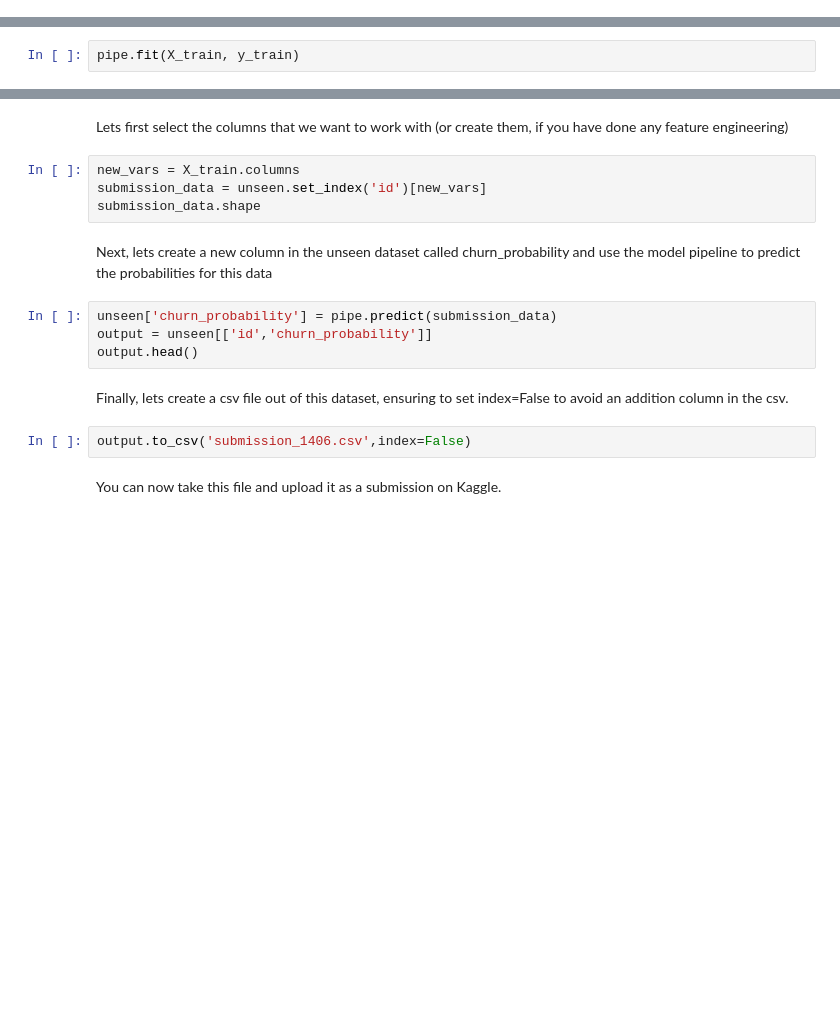
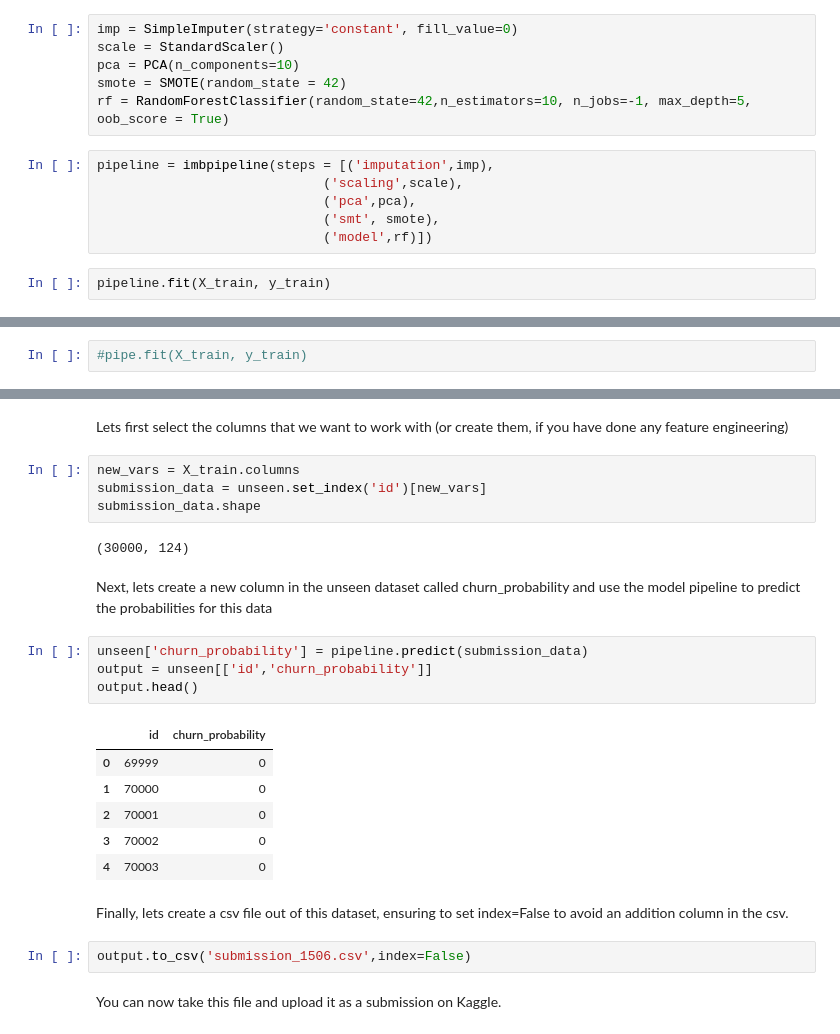
Before and after one commit to nazneenansari/TelecomChurnCaseStudy, a Jupyter notebook: TelecomChurnCaseStudy.ipynb, the cells around one changed output, grey strips where cells are left out. Cells and saved outputs as stored; diff of their text form; blank space fills up the shorter version.

```diff
--- a/TelecomChurnCaseStudy.ipynb
+++ b/TelecomChurnCaseStudy.ipynb
@@ -532,0 +598,14 @@ plt.bar(feature_importances['col'], feature_importances['importance'])
+# %%
+imp = SimpleImputer(strategy='constant', fill_value=0)
+scale = StandardScaler()
+pca = PCA(n_components=10)
+smote = SMOTE(random_state = 42)
+rf = RandomForestClassifier(random_state=42,n_estimators=10, n_jobs=-1, max_depth=5, oob_score = True)
+# %%
+pipeline = imbpipeline(steps = [('imputation',imp),
+                             ('scaling',scale),
+                             ('pca',pca),
+                             ('smt', smote),
+                             ('model',rf)])
+# %%
+pipeline.fit(X_train, y_train)
@@ -562,3 +658,3 @@ pipe = Pipeline(steps = [('imputation',imp),
 # %%
-pipe.fit(X_train, y_train)
+#pipe.fit(X_train, y_train)
 # %%
@@ -595,15 +701,24 @@ Lets first select the columns that we want to work with (or create them, if you
 new_vars = X_train.columns
 submission_data = unseen.set_index('id')[new_vars]
 submission_data.shape
+# %% [output]
+(30000, 124)
 # %% [markdown]
 Next, lets create a new column in the unseen dataset called churn_probability and use the model pipeline to predict the probabilities for this data
 # %%
-unseen['churn_probability'] = pipe.predict(submission_data)
+unseen['churn_probability'] = pipeline.predict(submission_data)
 output = unseen[['id','churn_probability']]
 output.head()
+# %% [output]
+|  | id | churn_probability |
+| 0 | 69999 | 0 |
+| 1 | 70000 | 0 |
+| 2 | 70001 | 0 |
+| 3 | 70002 | 0 |
+| 4 | 70003 | 0 |
 # %% [markdown]
 Finally, lets create a csv file out of this dataset, ensuring to set index=False to avoid an addition column in the csv.
 # %%
-output.to_csv('submission_1406.csv',index=False)
+output.to_csv('submission_1506.csv',index=False)
 # %% [markdown]
 You can now take this file and upload it as a submission on Kaggle.
```
Also changed, not shown: parts of 34 cells of this notebook.
